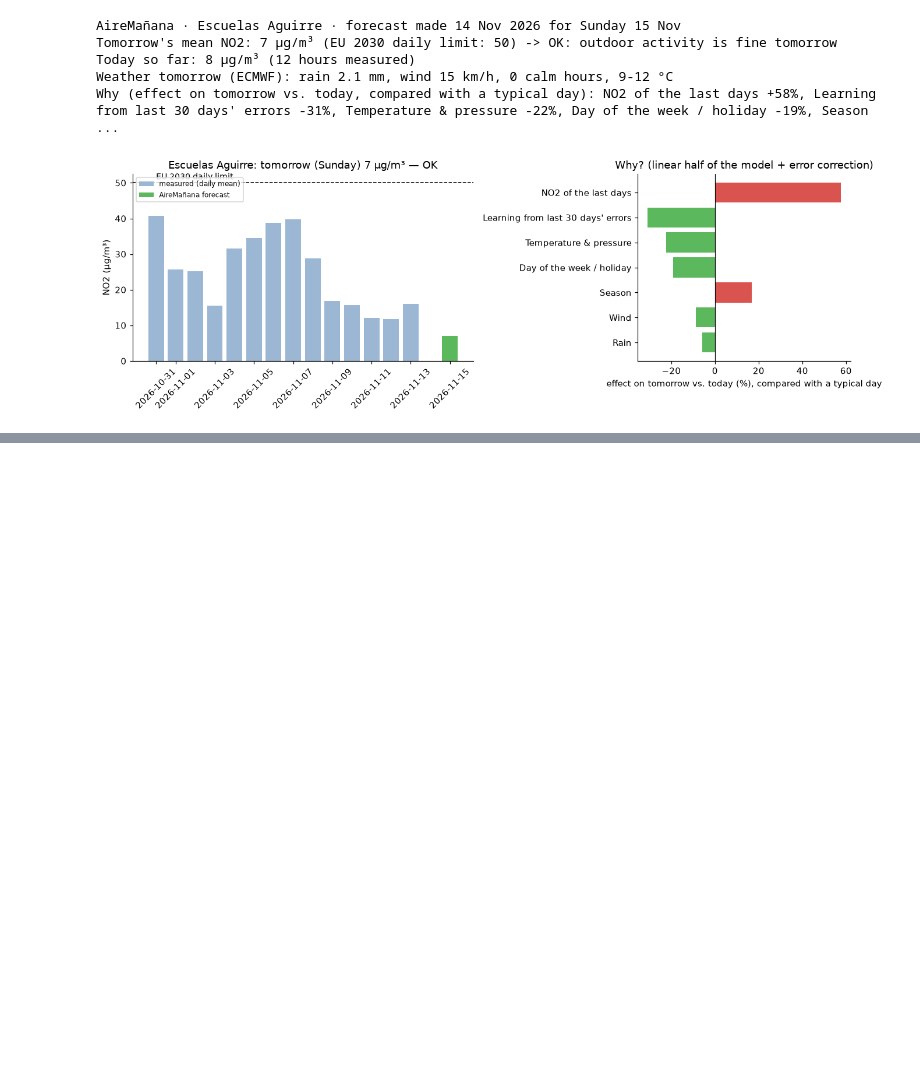
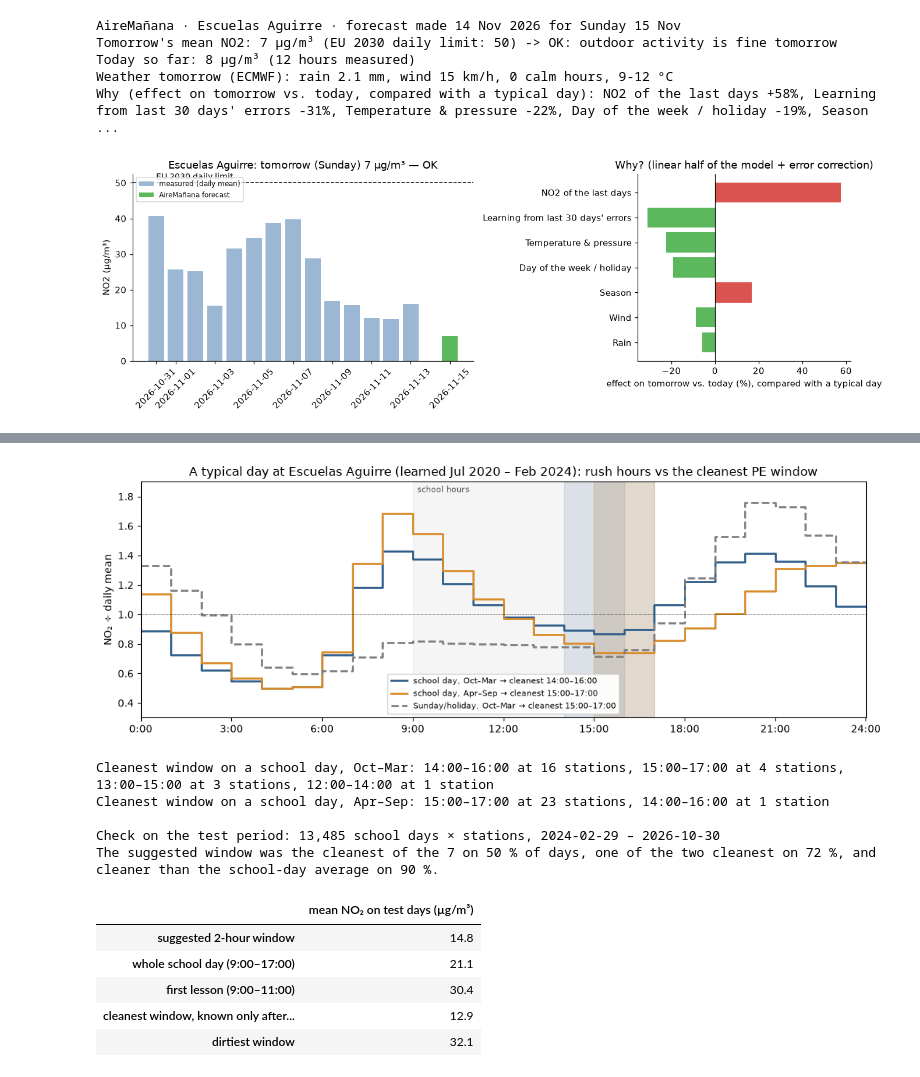
Before and after one commit to julianjms-beep/aire-manana, a Jupyter notebook: AireManana.ipynb, the cells around one changed output, grey strips where cells are left out. Drawn from its saved outputs; the diff is of its cells as text; code cells hidden in the pictures; blank space fills up the shorter version.

```diff
--- a/AireManana.ipynb
+++ b/AireManana.ipynb
@@ -401,0 +578,50 @@ Why (effect on tomorrow vs. today, compared with a typical day): NO2 of the last
+# %%
+import json
+import numpy as np, pandas as pd, matplotlib.pyplot as plt
+from collections import Counter
+
+P = json.load(open("web/data/profiles.json"))
+names = {str(s["id"]): s["name"] for s in json.load(open("web/data/forecast.json"))["stations"]}
+W = P["windows"]                                         # a 2-hour window can start at 9:00 … 15:00
+best = lambda shape: min(W, key=lambda a: shape[a] + shape[a + 1])
+DAY, SEASON = {"0": "school day", "1": "Saturday", "2": "Sunday/holiday"}, {"0": "Oct–Mar", "1": "Apr–Sep"}
+
+st = "8"                                                 # Escuelas Aguirre
+fig, ax = plt.subplots(figsize=(11, 4))
+ax.axvspan(9, 17, color="#000", alpha=0.04); ax.text(9.15, 1.83, "school hours", fontsize=8, color="#555")
+for key, color, ls in [("00", "#2f5d8a", "-"), ("01", "#d98c2b", "-"), ("20", "#7f7f7f", "--")]:
+    shape, a = P["shape"][st][key], best(P["shape"][st][key])
+    ax.step(range(25), shape + shape[-1:], where="post", color=color, ls=ls, lw=2,
+            label=f"{DAY[key[0]]}, {SEASON[key[1]]} → cleanest {a}:00–{a + 2}:00")
+    ax.axvspan(a, a + 2, color=color, alpha=0.13)
+ax.axhline(1, color="k", lw=0.6, ls=":")
+ax.set_xlim(0, 24); ax.set_ylim(0.3, 1.9); ax.set_xticks(range(0, 25, 3)); ax.set_xticklabels([f"{h}:00" for h in range(0, 25, 3)])
+ax.set_ylabel("NO₂ ÷ daily mean"); ax.legend(fontsize=8, loc="lower center", framealpha=0.95)
+ax.set_title(f"A typical day at {names[st]} (learned Jul 2020 – Feb 2024): rush hours vs the cleanest PE window")
+fig.tight_layout(); fig.savefig("figures/best_hour.png", dpi=150); plt.show()
+
+for key in ["00", "01"]:
+    n = Counter(best(P["shape"][s][key]) for s in P["shape"] if key in P["shape"][s])
+    print(f"Cleanest window on a {DAY[key[0]]}, {SEASON[key[1]]}: " +
+          ", ".join(f"{a}:00–{a + 2}:00 at {k} station{'s' if k > 1 else ''}" for a, k in n.most_common()))
+
+c = P["check"]
+print(f"\nCheck on the test period: {c['station_days']:,} school days × stations, {c['from']} – {c['to']}")
+print(f"The suggested window was the cleanest of the 7 on {c['was_cleanest_pct']:.0f} % of days, one of the two cleanest on "
+      f"{c['top2_pct']:.0f} %, and cleaner than the school-day average on {c['cleaner_than_school_day_pct']:.0f} %.")
+pd.Series({"suggested 2-hour window": c["picked"], "whole school day (9:00–17:00)": c["school_day"],
+           "first lesson (9:00–11:00)": c["morning"], "cleanest window, known only afterwards": c["best_possible"],
+           "dirtiest window": c["worst"]}, name="mean NO₂ on test days (µg/m³)").to_frame()
+# %% [output]
+[figure, added]
+Cleanest window on a school day, Oct–Mar: 14:00–16:00 at 16 stations, 15:00–17:00 at 4 stations, 13:00–15:00 at 3 stations, 12:00–14:00 at 1 station
+Cleanest window on a school day, Apr–Sep: 15:00–17:00 at 23 stations, 14:00–16:00 at 1 station
+
+Check on the test period: 13,485 school days × stations, 2024-02-29 – 2026-10-30
+The suggested window was the cleanest of the 7 on 50 % of days, one of the two cleanest on 72 %, and cleaner than the school-day average on 90 %.
+|  | mean NO₂ on test days (µg/m³) |
+| suggested 2-hour window | 14.8 |
+| whole school day (9:00–17:00) | 21.1 |
+| first lesson (9:00–11:00) | 30.4 |
+| cleanest window, known only after... | 12.9 |
+| dirtiest window | 32.1 |
```
Also changed, not shown: parts of 23 cells of this notebook, 56 other files.
